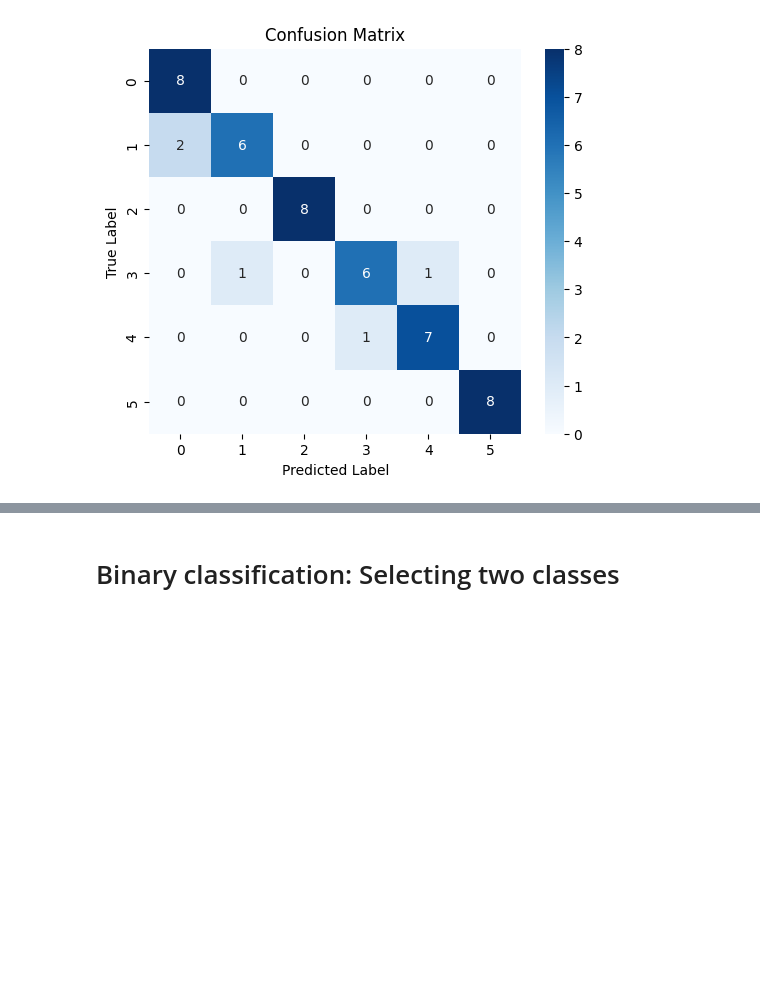
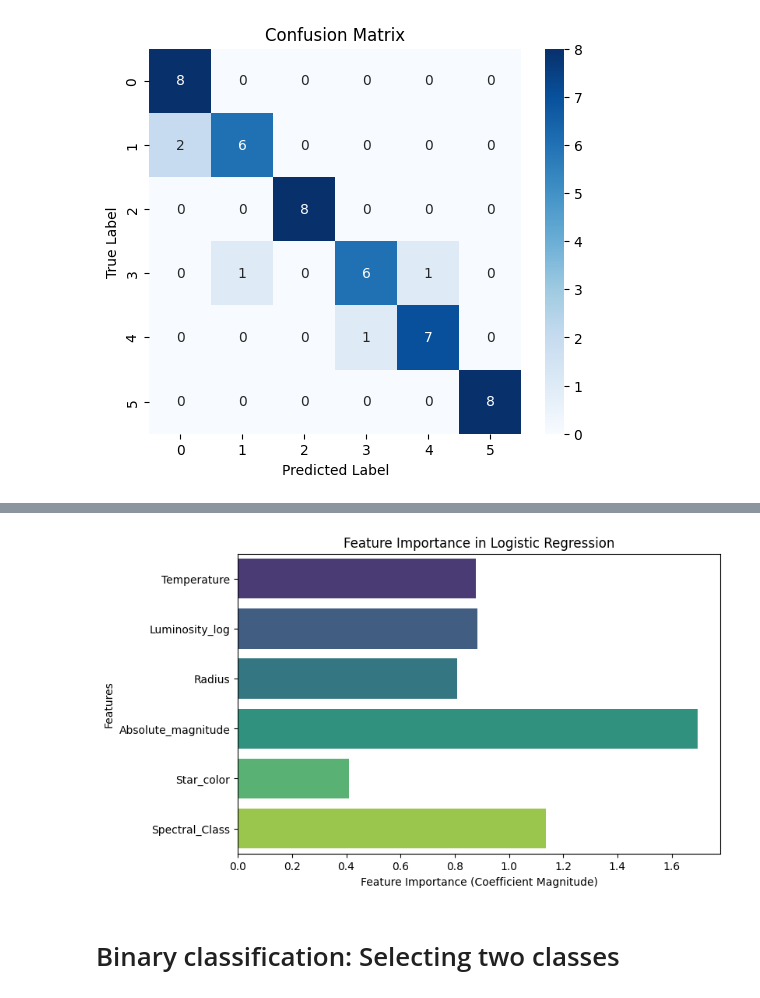
Before and after one commit to YassinTalhaoui/MA-Thesis-ML-Applied-to-stars, a Jupyter notebook: stars.ipynb, the cells around one changed output, grey strips where cells are left out. Cells and saved outputs as stored; diff of their text form; code cells hidden in the pictures; blank space fills up the shorter version.

```diff
--- a/stars.ipynb
+++ b/stars.ipynb
@@ -409,3 +429,21 @@ plt.show()
+# %%
+import numpy as np
+import matplotlib.pyplot as plt
+import seaborn as sns
+
+# Assuming log_reg is your trained logistic regression model
+feature_importance = np.abs(model_no_outliers_log.coef_).mean(axis=0)
+feature_names = X_train.columns  # Feature names
+
+# Plot feature importance
+plt.figure(figsize=(8, 5))
+sns.barplot(x=feature_importance, y=feature_names, palette="viridis")
+plt.xlabel("Feature Importance (Coefficient Magnitude)")
+plt.ylabel("Features")
+plt.title("Feature Importance in Logistic Regression")
+plt.show()
+# %% [output]
+[figure, added]
 # %% [markdown]
 # Binary classification: Selecting two classes
 # %%
```
Also changed, not shown: parts of 2 cells of this notebook.
